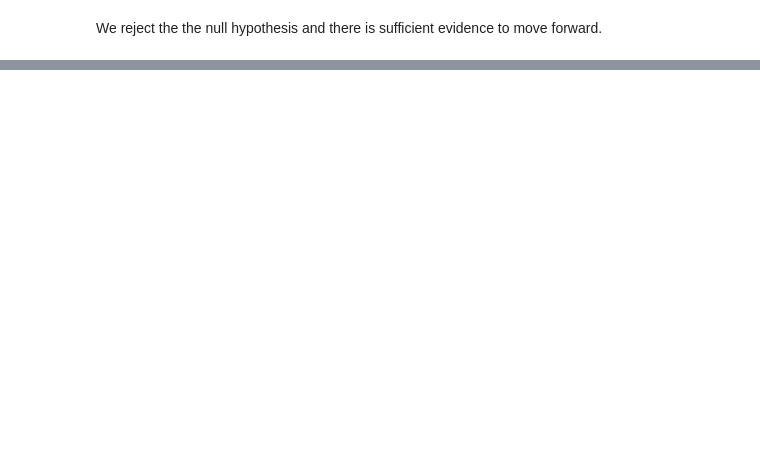
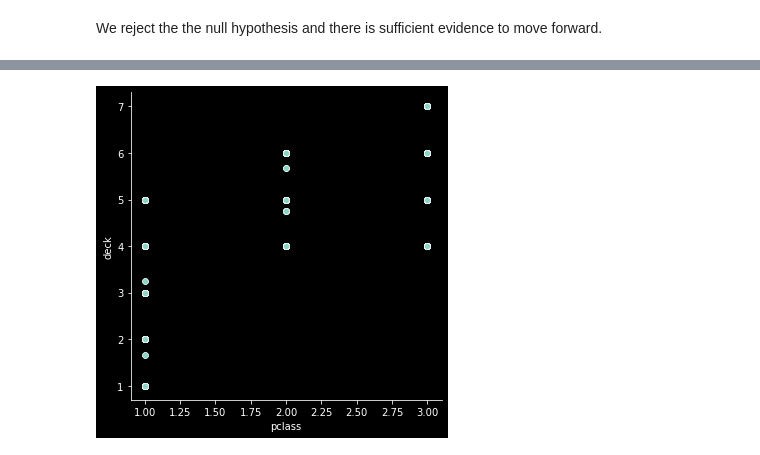
Before and after one commit to sgtcurran/classification-exercises, a Jupyter notebook: classification_exercises.ipynb, the cells around one changed output, grey strips where cells are left out. Saved outputs shown, nothing was run; the diff lists cells and outputs as text; code cells hidden in the pictures; blank space fills up the shorter version.

```diff
--- a/classification_exercises.ipynb
+++ b/classification_exercises.ipynb
@@ -448,0 +695,9 @@ We reject the the null hypothesis and there is sufficient evidence to move forwa
+# %%
+# Model definition
+exModel = ExtraTreesClassifier()
+
+# Fit the model and training sets
+exModel.fit(exScaledTrainSet, y_train)
+
+# Predict
+exPredict = exModel.predict(exScaledTestSet)
@@ -448,0 +725,3 @@ We reject the the null hypothesis and there is sufficient evidence to move forwa
+# %%
+super_joined = X_train
+super_joined.info()
@@ -448,0 +739,4 @@ We reject the the null hypothesis and there is sufficient evidence to move forwa
+# %%
+y_train
+super_join = pd.DataFrame(y_train)
+super_join.reindex()
@@ -448,0 +759,4 @@ We reject the the null hypothesis and there is sufficient evidence to move forwa
+# %%
+super_joined[['survived']] = super_join[['survived']]
+group_alive = super_joined.groupby(['survived']).value_counts()
+group_alive
@@ -448,0 +789,5 @@ We reject the the null hypothesis and there is sufficient evidence to move forwa
+# %%
+sns.relplot(data=super_joined, y='deck', x='pclass')
+plt.show()
+# %% [output]
+[figure, added]
```
Also changed, not shown: parts of 75 cells of this notebook.
